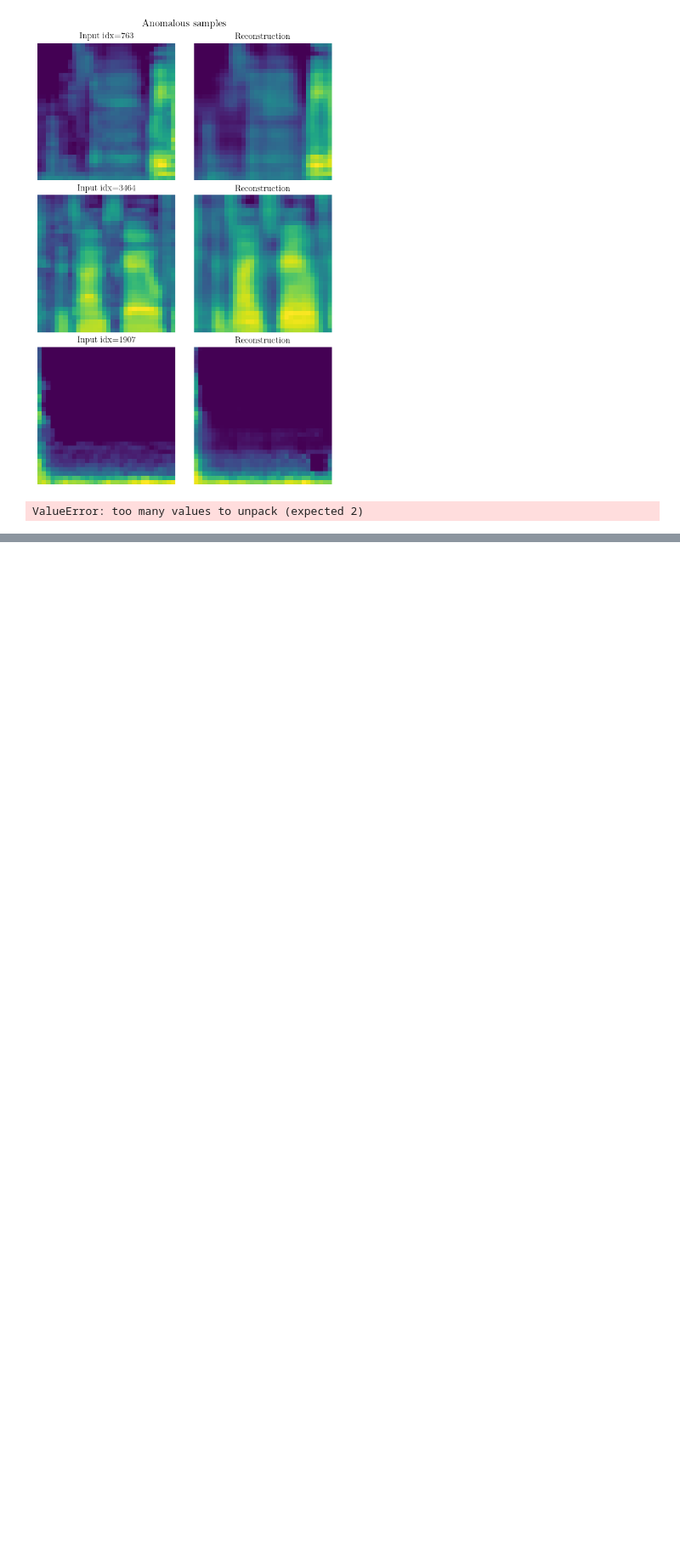
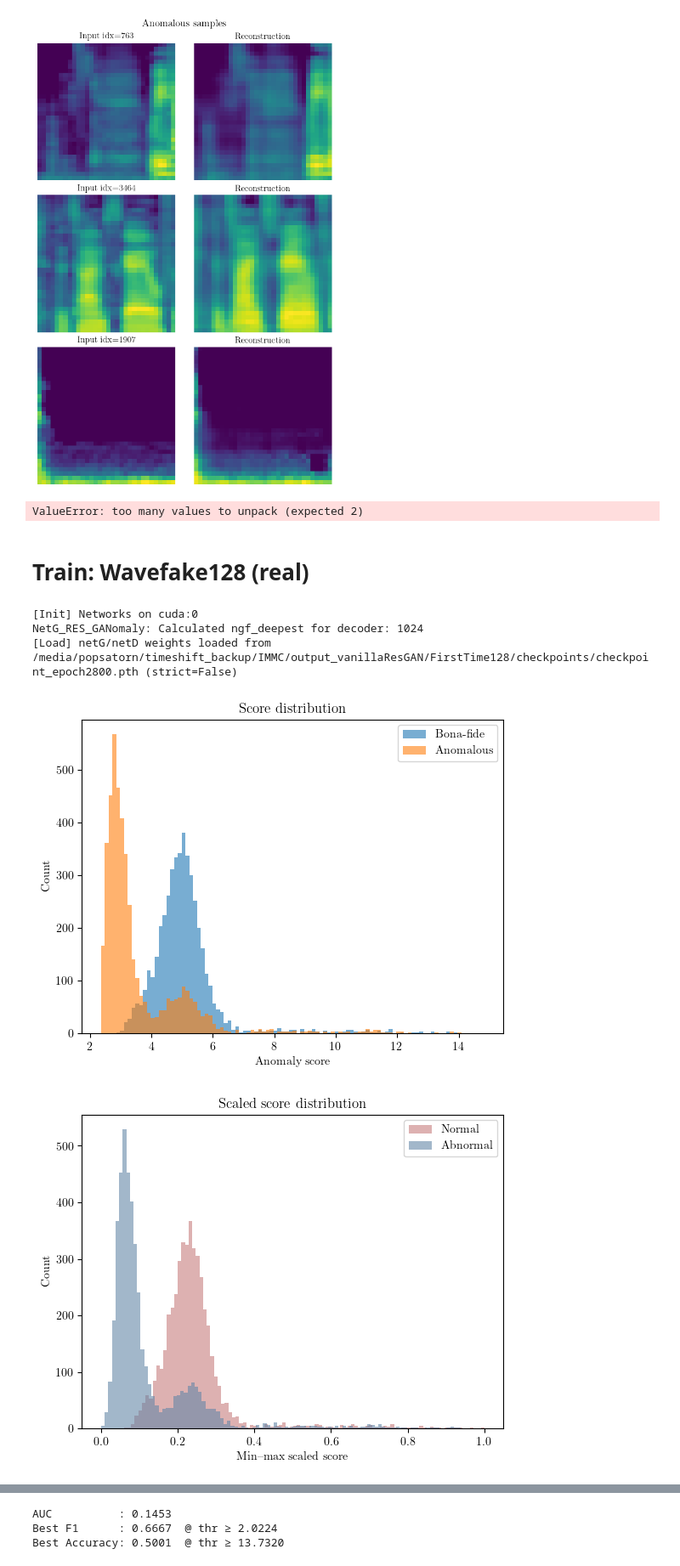
Before and after one commit to tameszaza/voice, a Jupyter notebook: Ganomaly_based/ganomaly/lib/eval_resgan.ipynb, the cells around one changed output, grey strips where cells are left out. Shown at 85% size. Drawn from its saved outputs; the diff is of its cells as text; code cells hidden in the pictures; blank space fills up the shorter version.

```diff
--- a/Ganomaly_based/ganomaly/lib/eval_resgan.ipynb
+++ b/Ganomaly_based/ganomaly/lib/eval_resgan.ipynb
@@ -50,7 +50,7 @@ def evaluate_ganomaly(
             l_rec = F.l1_loss(x_hat, x, reduction="none").view(x.size(0), -1).sum(1)
             l_enc = torch.norm((z_i - z_o).view(z_i.size(0), -1), p=2, dim=1)
 
-            score = l_rec.cpu()                 # or (l_rec + l_enc)
+            score = l_enc.cpu()                 # or (l_rec + l_enc)
             all_scores.append(score)
             all_labels.append(y)
             all_x.append(x.cpu())
@@ -345,3 +498,50 @@ Best Accuracy: 0.5005  @ thr ≥ 13.9340
 [figure]
 [figure]
 ValueError: too many values to unpack (expected 2)
+# %% [markdown]
+# Train: Wavefake128 (real)
+# %%
+import argparse
+import torch
+from torch.utils.data import DataLoader
+from RES_GANomaly_model import RES_Ganomaly
+
+opt = build_parser().parse_args([])     # [] ⇒ no CLI → all defaults
+
+opt.device  = "cuda:0"
+opt.isize   = 128
+opt.nc      = 1
+opt.nz      = 100
+opt.ngf     = 64
+opt.ndf     = 128
+opt.w_adv   = 1.0
+opt.w_con   = 50.0
+opt.w_enc   = 1.0
+opt.manualseed = 1
+
+dummy_ds = torch.utils.data.TensorDataset(torch.empty(1, 1, opt.isize, opt.isize))
+dummy_loader = DataLoader(dummy_ds, batch_size=1)
+dl_dict = {"train": [dummy_loader]}
+
+model = RES_Ganomaly(opt, dl_dict)
+ckpt_path = "/media/popsatorn/timeshift_backup/IMMC/output_vanillaResGAN/FirstTime128/checkpoints/checkpoint_epoch2800.pth"
+model.load(ckpt_path, strict=False)
+model.netg.eval()
+
+test_root = "/media/popsatorn/timeshift_backup/IMMC/ResData/wavefake128_2048split/test/aggregated"    # directory containing fake.npy, real.npy
+test_ds   = AggregatedPairDataset(test_root, isize=opt.isize)
+test_loader = DataLoader(test_ds, batch_size=1, shuffle=False)
+
+# ----------------------------------------------------------------------
+# 5) Run evaluation (uses only model.netg)
+# ----------------------------------------------------------------------
+scores, labels, a, b, c = evaluate_ganomaly(model.netg,
+                                   test_loader,
+                                   bona_label_value=0,  # fake = bona-fide
+                                   device=opt.device)
+# %% [output]
+[Init] Networks on cuda:0
+NetG_RES_GANomaly: Calculated ngf_deepest for decoder: 1024
+[Load] netG/netD weights loaded from /media/popsatorn/timeshift_backup/IMMC/output_vanillaResGAN/FirstTime128/checkpoints/checkpoint_epoch2800.pth (strict=False)
+[figure, added]
+[figure, added]
@@ -347,0 +549,3 @@ ValueError: too many values to unpack (expected 2)
+AUC          : 0.1453
+Best F1      : 0.6667  @ thr ≥ 2.0224
+Best Accuracy: 0.5001  @ thr ≥ 13.7320
```
Also changed, not shown: parts of 9 cells of this notebook, 22 other files.
